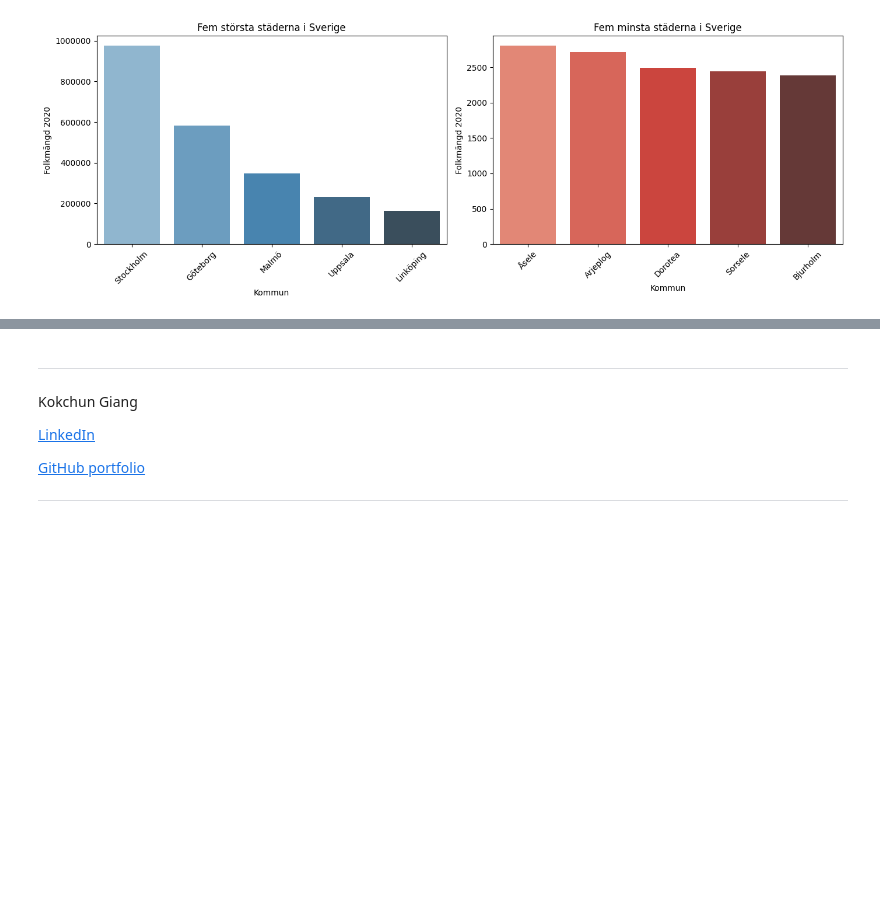
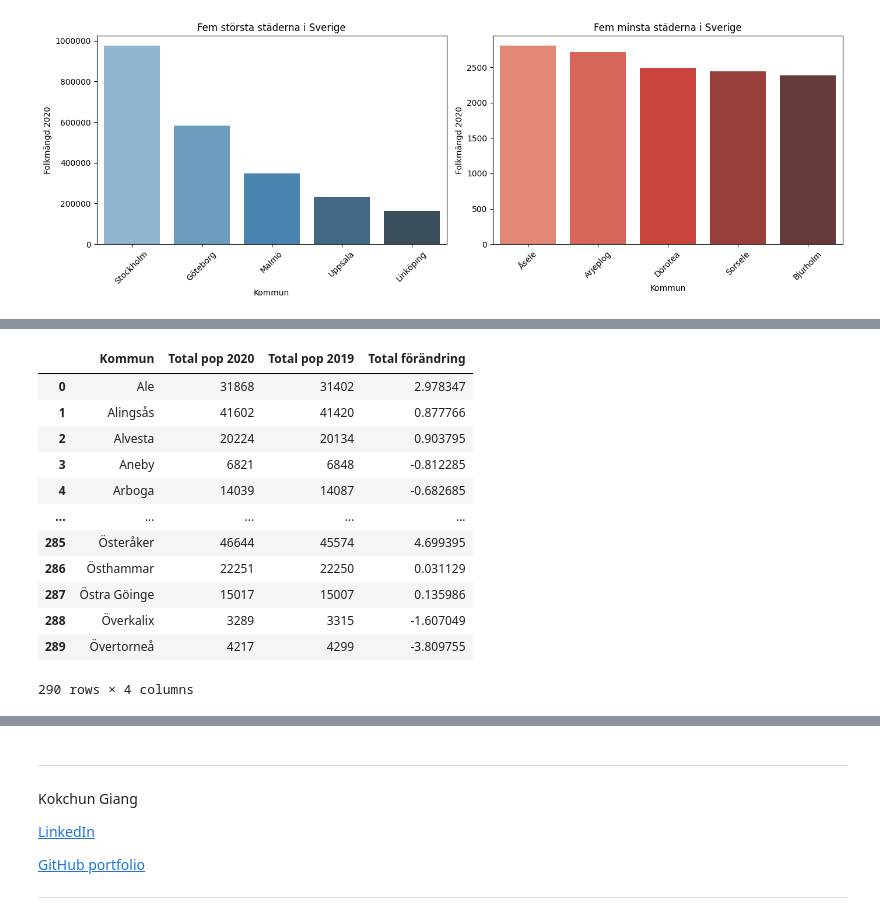
Before and after one commit to LucasZFriborg/Databehandling-Lucas-ZachauFriborg, a Jupyter notebook: Exercises/E00_pandas_basic_syntax.ipynb, the cells around one changed output, grey strips where cells are left out. Cells and saved outputs as stored; diff of their text form; code cells hidden in the pictures; blank space fills up the shorter version.

```diff
--- a/Exercises/E00_pandas_basic_syntax.ipynb
+++ b/Exercises/E00_pandas_basic_syntax.ipynb
@@ -511,0 +569,28 @@ h)
+# %%
+# c)
+df_gender['Förändring'] = pd.to_numeric(df_gender['Förändring'], errors='coerce') # gör om text till siffror (och byter felaktiga värden till NaN)
+
+df = (
+    df_gender
+    .groupby('Kommun')[['Folkmängd 2020', 'Folkmängd 2019', 'Förändring']]    # groupby('Kommun').sum() summerar nu även kolumnen 'Förändring'
+    .sum()
+)
+
+df.columns = ['Total pop 2020', 'Total pop 2019', 'Total förändring']
+df = df.reset_index()
+
+df
+# %% [output]
+|  | Kommun | Total pop 2020 | Total pop 2019 | Total förändring |
+| 0 | Ale | 31868 | 31402 | 2.978347 |
+| 1 | Alingsås | 41602 | 41420 | 0.877766 |
+| 2 | Alvesta | 20224 | 20134 | 0.903795 |
+| 3 | Aneby | 6821 | 6848 | -0.812285 |
+| 4 | Arboga | 14039 | 14087 | -0.682685 |
+| ... | ... | ... | ... | ... |
+| 285 | Österåker | 46644 | 45574 | 4.699395 |
+| 286 | Östhammar | 22251 | 22250 | 0.031129 |
+| 287 | Östra Göinge | 15017 | 15007 | 0.135986 |
+| 288 | Överkalix | 3289 | 3315 | -1.607049 |
+| 289 | Övertorneå | 4217 | 4299 | -3.809755 |
+290 rows × 4 columns
```
Also changed, not shown: parts of 3 cells of this notebook.
